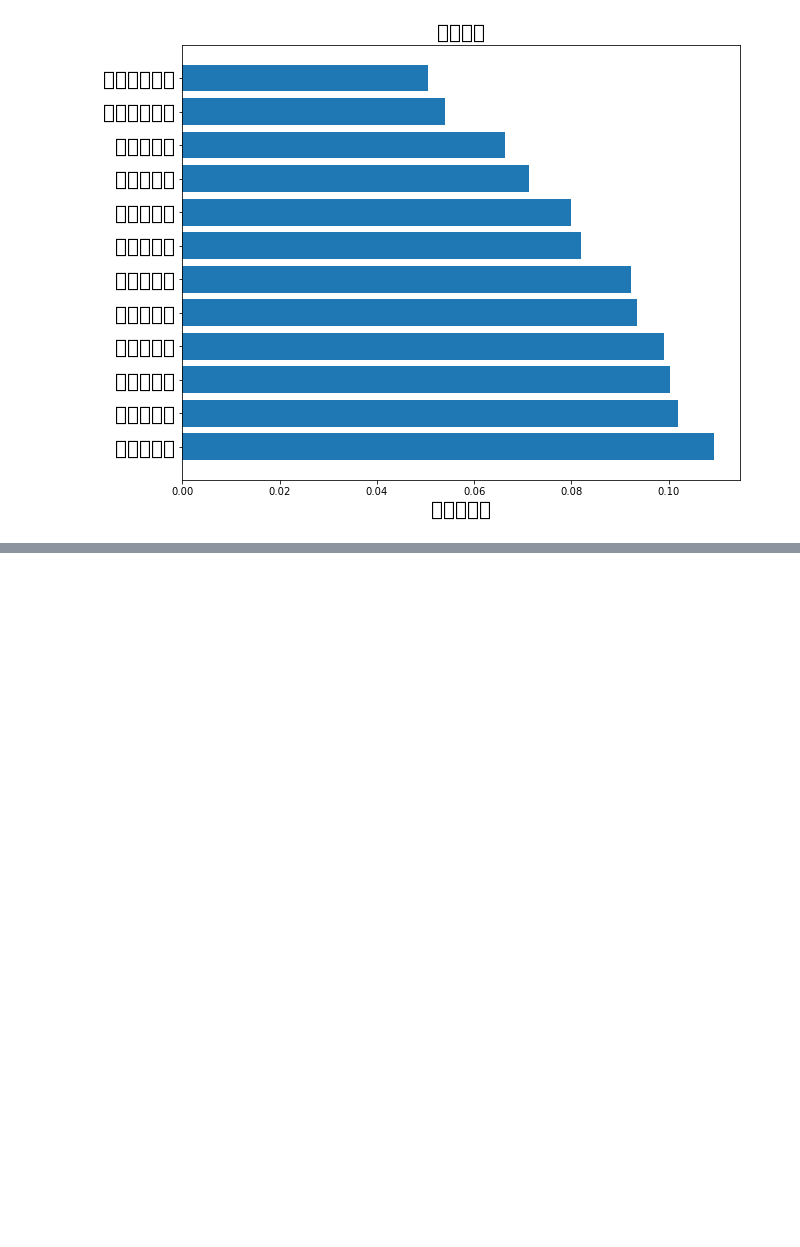
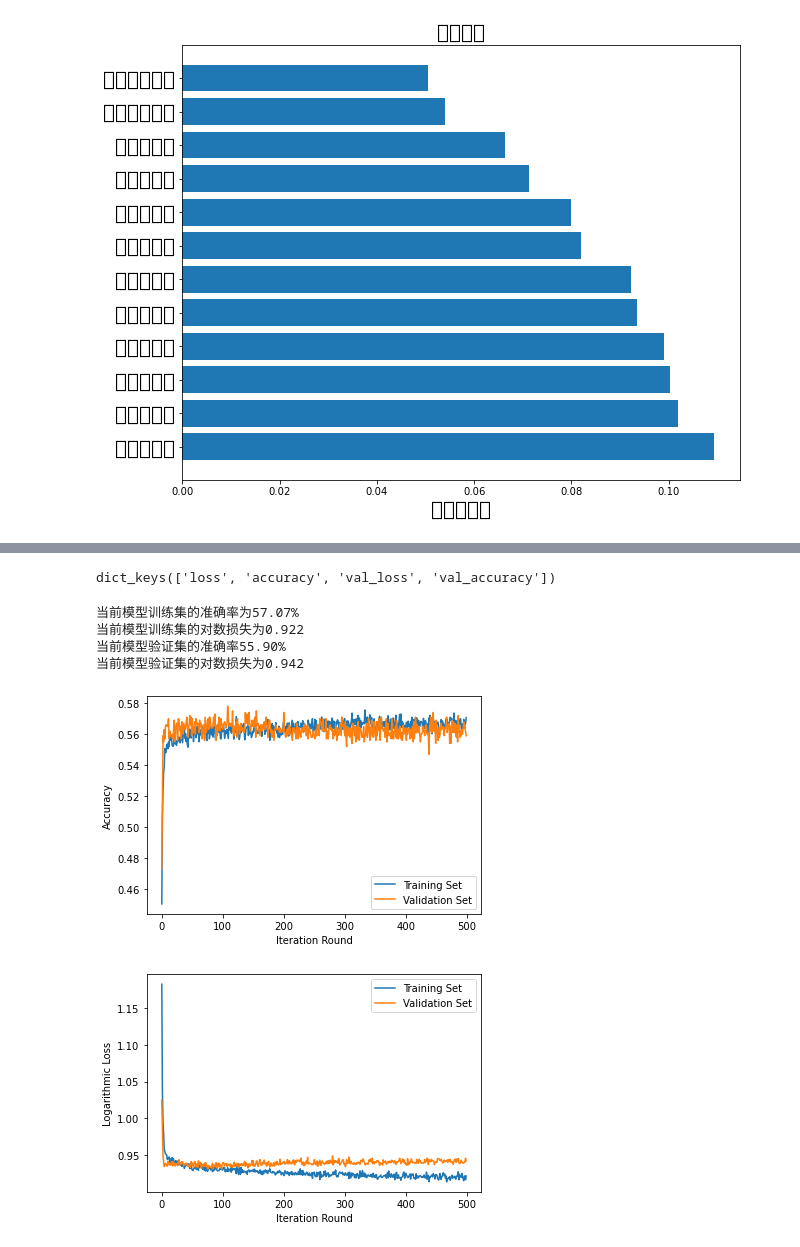
Before and after one commit to bw98/info6105final, a Jupyter notebook: final.ipynb, the cells around one changed output, grey strips where cells are left out. Cells and saved outputs as stored; diff of their text form; code cells hidden in the pictures; blank space fills up the shorter version.

Commit message:
lwf model

```diff
--- a/final.ipynb
+++ b/final.ipynb
@@ -1017 +1081,21 @@ AttributeError: module 'tensorflow_core._api.v2.train' has no attribute 'AdamOpt
+# %%
+# Divide train set, and validation set
+train_x, val_x, train_y, val_y = train_test_split(Xtrain_norm, ytrain, test_size=1000, stratify=ytrain, random_state=42)
+
+def build_model():
+    model = keras.Sequential([
+        keras.layers.Dense(64, activation=tf.nn.relu,
+                          input_shape=(Xtrain_norm.shape[1],), ),
+        keras.layers.BatchNormalization(),
+        keras.layers.Dropout(0.5),
+        keras.layers.Dense(3, activation=tf.nn.softmax)
+    ])
+
+    model.compile(loss='sparse_categorical_crossentropy',
+                  optimizer=tf.optimizers.Adam(),
+                  metrics=['accuracy'])
+
+    return model
+
+model = build_model()
 # %%
@@ -1032 +1104,22 @@ plt.ylim(0.9, 1);
+# %%
+print(history.history.keys())
+# %% [output]
+dict_keys(['loss', 'accuracy', 'val_loss', 'val_accuracy'])
+# %%
+print('Accuracy upon train set is {:.2f}%'.format(history.history['accuracy'][-1]*100))
+print('Logarithmic loss upon train set is {:.3f}'.format(history.history['loss'][-1]))
+
+print('Accuracy upon validation set is  {:.2f}%'.format(history.history['val_accuracy'][-1]*100))
+print('Logarithmic loss upon validation set is {:.3f}'.format(history.history['val_loss'][-1]))
+
+plot_history(history, kind='accuracy')
+plot_history(history, kind='loss')
+# plt.ylim(0.9, 1);
+# %% [output]
+当前模型训练集的准确率为57.07%
+当前模型训练集的对数损失为0.922
+当前模型验证集的准确率55.90%
+当前模型验证集的对数损失为0.942
+[figure, added]
+[figure, added]
 # %%
```
Also changed, not shown: parts of 9 cells of this notebook, 4 other files.
